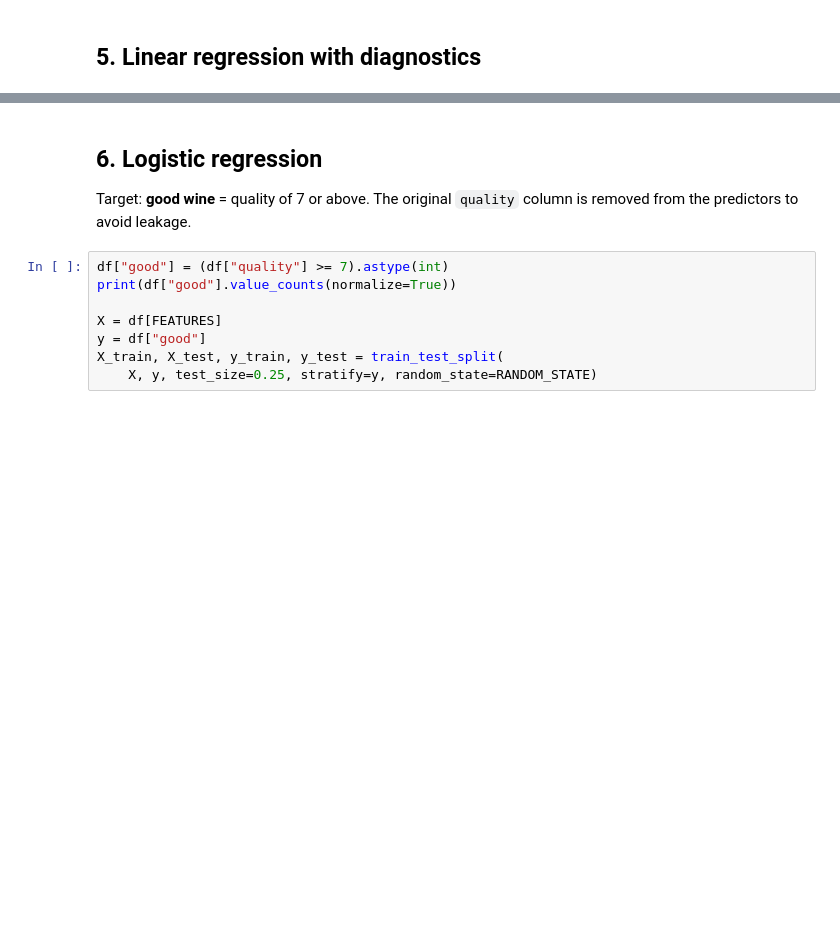
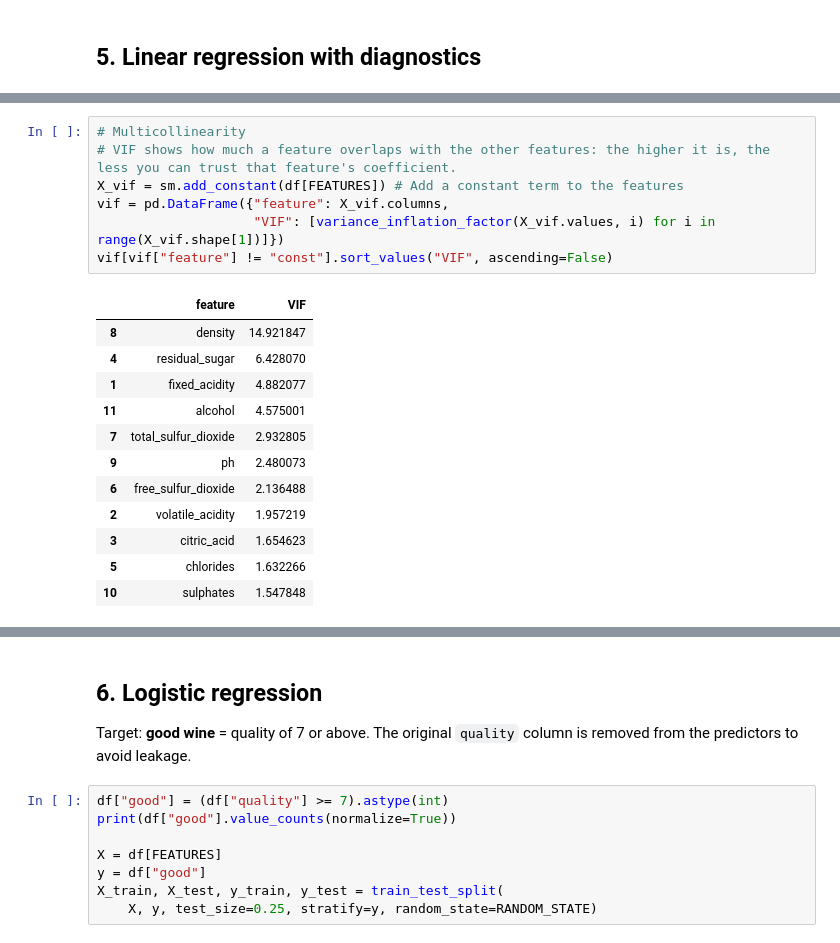
Before and after one commit to claudiabesilva/data-science-portfolio, a Jupyter notebook: Wine_quality_analysis/wine_quality_analysis.ipynb, the cells around one changed output, grey strips where cells are left out. Drawn from its saved outputs; the diff is of its cells as text; blank space fills up the shorter version.

```diff
--- a/Wine_quality_analysis/wine_quality_analysis.ipynb
+++ b/Wine_quality_analysis/wine_quality_analysis.ipynb
@@ -346,0 +419,20 @@ print(ols.summary())
+# %%
+# Multicollinearity
+# VIF shows how much a feature overlaps with the other features: the higher it is, the less you can trust that feature's coefficient.
+X_vif = sm.add_constant(df[FEATURES]) # Add a constant term to the features
+vif = pd.DataFrame({"feature": X_vif.columns,
+                    "VIF": [variance_inflation_factor(X_vif.values, i) for i in range(X_vif.shape[1])]})
+vif[vif["feature"] != "const"].sort_values("VIF", ascending=False)
+# %% [output]
+|  | feature | VIF |
+| 8 | density | 14.921847 |
+| 4 | residual_sugar | 6.428070 |
+| 1 | fixed_acidity | 4.882077 |
+| 11 | alcohol | 4.575001 |
+| 7 | total_sulfur_dioxide | 2.932805 |
+| 9 | ph | 2.480073 |
+| 6 | free_sulfur_dioxide | 2.136488 |
+| 2 | volatile_acidity | 1.957219 |
+| 3 | citric_acid | 1.654623 |
+| 5 | chlorides | 1.632266 |
+| 10 | sulphates | 1.547848 |
```
Also changed, not shown: parts of 30 cells of this notebook.
